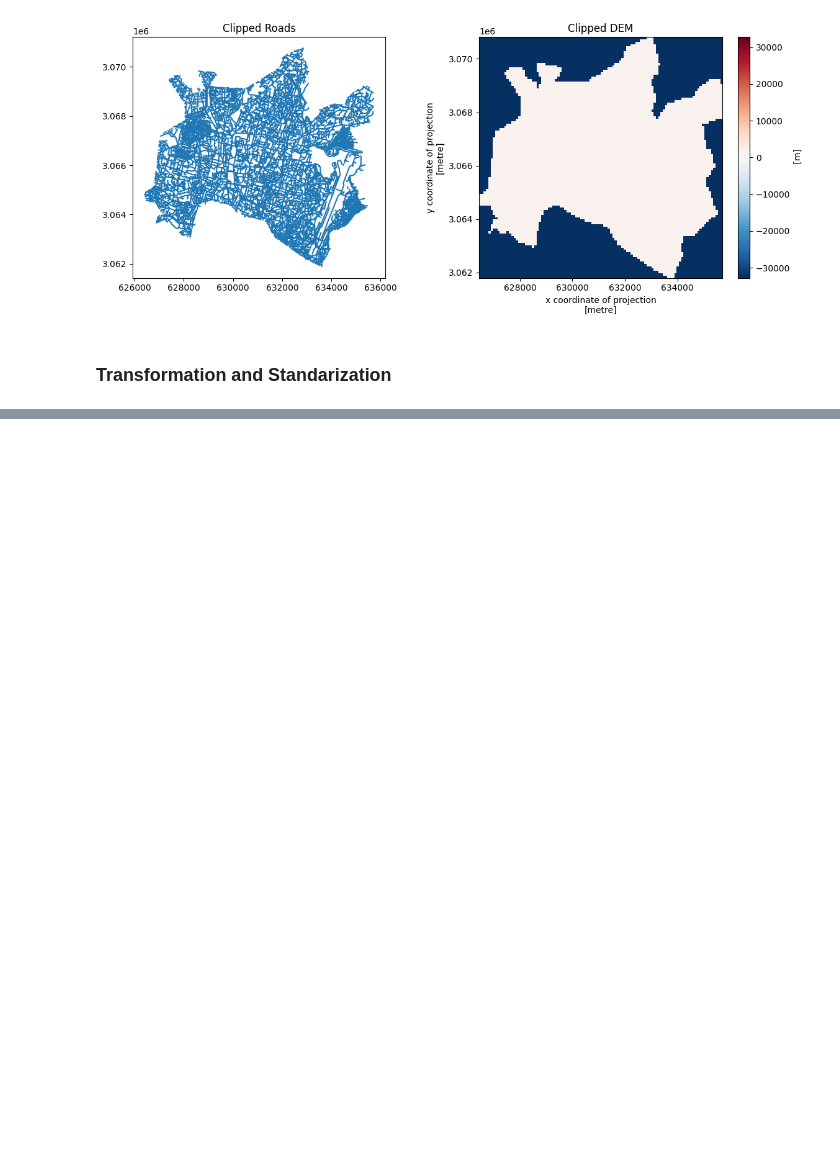
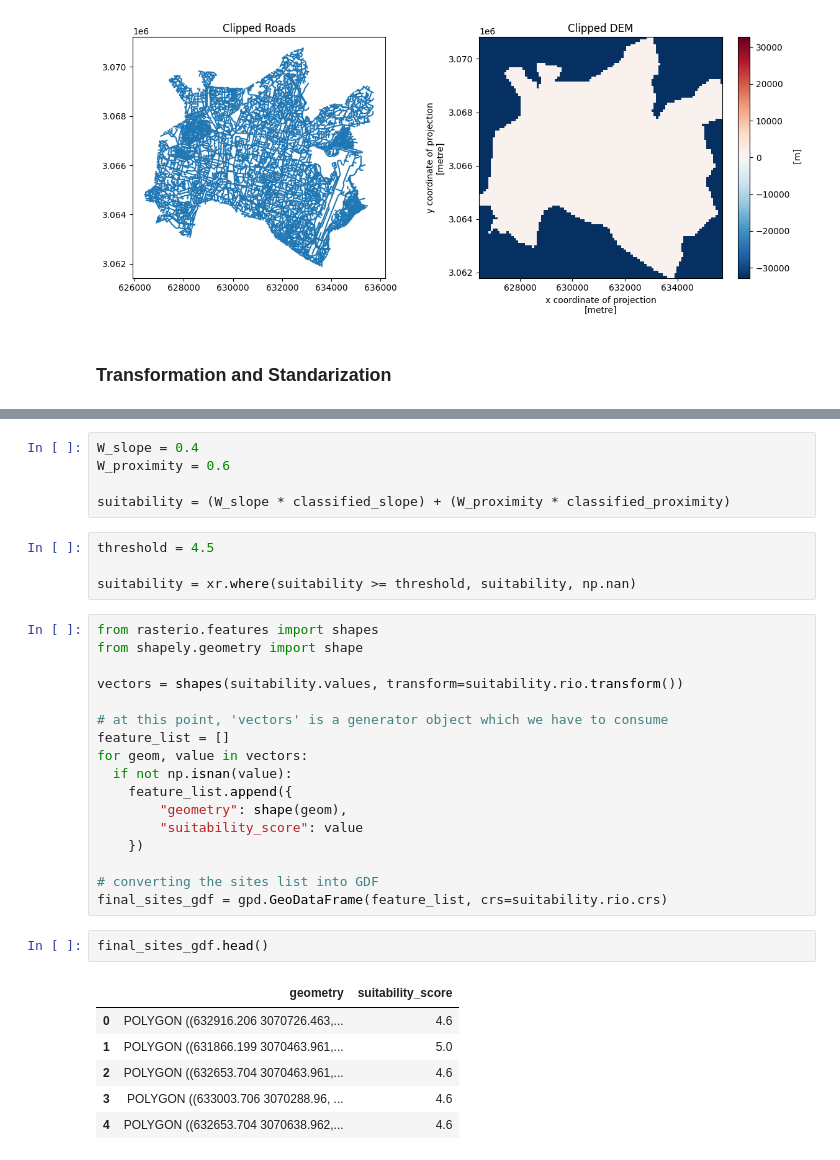
Before and after one commit to junggeyy/gis-notebooks, a Jupyter notebook: site_suitability_analysis.ipynb, the cells around one changed output, grey strips where cells are left out. Cells and saved outputs as stored; diff of their text form; blank space fills up the shorter version.

Commit message:
site polygon extractions completed

```diff
--- a/site_suitability_analysis.ipynb
+++ b/site_suitability_analysis.ipynb
@@ -127,0 +212,35 @@ plt.show()
+# %%
+W_slope = 0.4
+W_proximity = 0.6
+
+suitability = (W_slope * classified_slope) + (W_proximity * classified_proximity)
+# %%
+threshold = 4.5
+
+suitability = xr.where(suitability >= threshold, suitability, np.nan)
+# %%
+from rasterio.features import shapes
+from shapely.geometry import shape
+
+vectors = shapes(suitability.values, transform=suitability.rio.transform())
+
+# at this point, 'vectors' is a generator object which we have to consume
+feature_list = []
+for geom, value in vectors:
+  if not np.isnan(value):
+    feature_list.append({
+        "geometry": shape(geom),
+        "suitability_score": value
+    })
+
+# converting the sites list into GDF
+final_sites_gdf = gpd.GeoDataFrame(feature_list, crs=suitability.rio.crs)
+# %%
+final_sites_gdf.head()
+# %% [output]
+|  | geometry | suitability_score |
+| 0 | POLYGON ((632916.206 3070726.463,... | 4.6 |
+| 1 | POLYGON ((631866.199 3070463.961,... | 5.0 |
+| 2 | POLYGON ((632653.704 3070463.961,... | 4.6 |
+| 3 | POLYGON ((633003.706 3070288.96, ... | 4.6 |
+| 4 | POLYGON ((632653.704 3070638.962,... | 4.6 |
```
Also changed, not shown: parts of 19 cells of this notebook.
